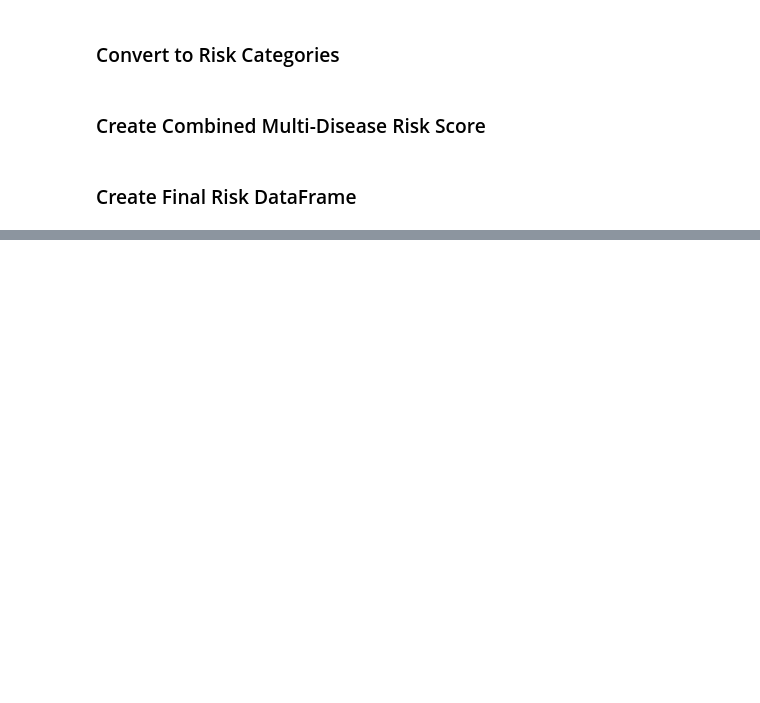
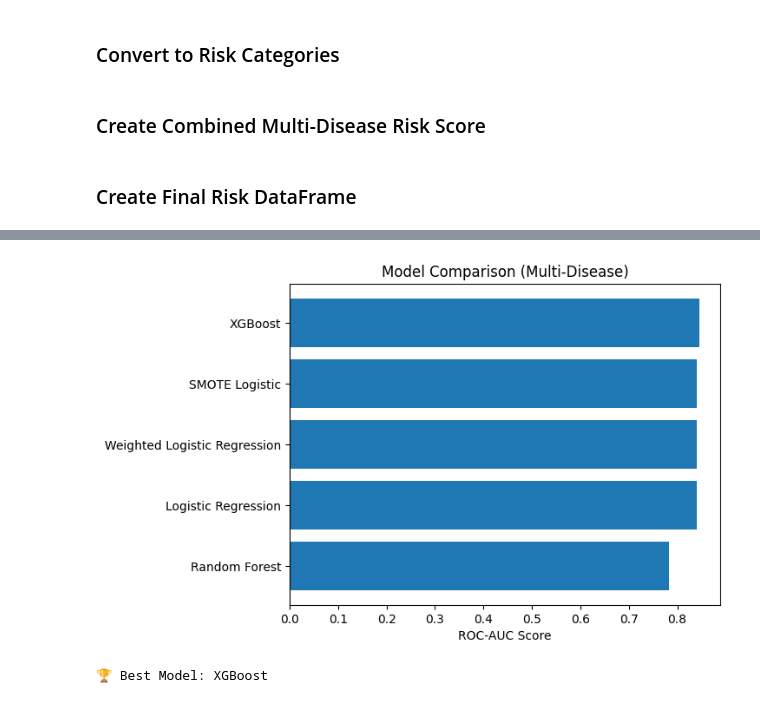
Before and after one commit to vishnugupta15/early-disease-risk-prediction, a Jupyter notebook: notebooks/03_modeling.ipynb, the cells around one changed output, grey strips where cells are left out. Drawn from its saved outputs; the diff is of its cells as text; code cells hidden in the pictures; blank space fills up the shorter version.

```diff
--- a/notebooks/03_modeling.ipynb
+++ b/notebooks/03_modeling.ipynb
@@ -612,7 +730,7 @@ risk_probabilities = {}
 
 for target in multi_targets:
     model = models[target]
-    probs = model.predict_proba(X_test)[:, 1]  # probability of class 1
+    probs = model.predict_proba(X_test_scaled)[:, 1]  # probability of class 1
     risk_probabilities[target] = probs
 
 print("✅ Probability scores generated")
@@ -667,16 +792,7 @@ models = {
     "Logistic Regression": multi_model,
     "Weighted Logistic Regression": multi_model_weighted,
     "Random Forest": multi_rf,
+    "SMOTE Logistic": smote_log_models,
+    "XGBoost": xgb_models
 }
-
-from sklearn.metrics import roc_auc_score
-
-model_scores = {}
-
-for name, model in models.items():
-    y_proba = model.predict_proba(X_test)[:, 1]
-    auc = roc_auc_score(y_test, y_proba)
-    model_scores[name] = auc
-
-model_scores
 # %% [output]
@@ -683,0 +844,10 @@ TypeError: list indices must be integers or slices, not tuple
+# %%
+import pandas as pd
+
+comparison_df = pd.DataFrame.from_dict(
+    model_scores,
+    orient='index',
+    columns=['Average ROC-AUC']
+).sort_values(by='Average ROC-AUC', ascending=False)
+
+comparison_df
@@ -683,0 +861,18 @@ TypeError: list indices must be integers or slices, not tuple
+# %%
+import matplotlib.pyplot as plt
+
+plt.figure()
+plt.barh(comparison_df.index, comparison_df['Average ROC-AUC'])
+plt.xlabel("ROC-AUC Score")
+plt.title("Model Comparison (Multi-Disease)")
+plt.gca().invert_yaxis()
+plt.show()
+# %% [output]
+[figure, added]
+# %%
+best_model_name = comparison_df.index[0]
+best_model = models[best_model_name]
+
+print("🏆 Best Model:", best_model_name)
+# %% [output]
+🏆 Best Model: XGBoost
```
Also changed, not shown: parts of 22 cells of this notebook, 3 other files.
